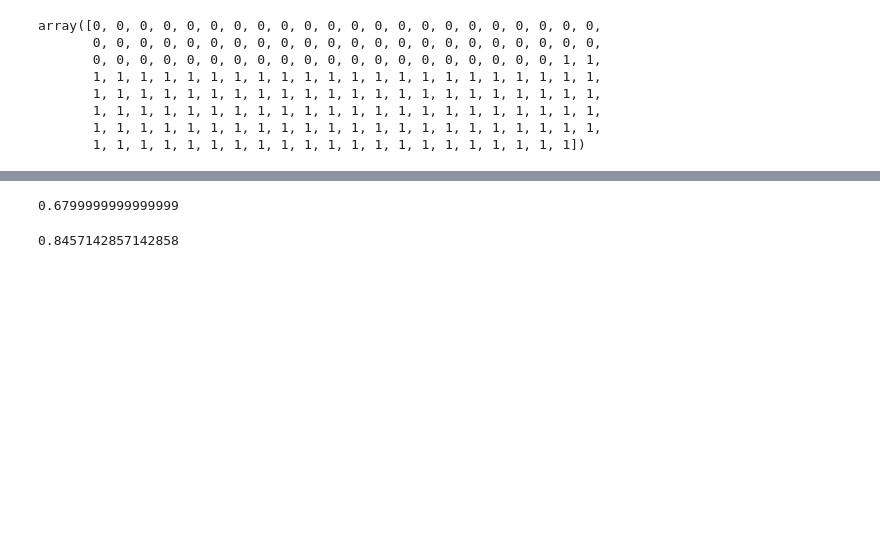
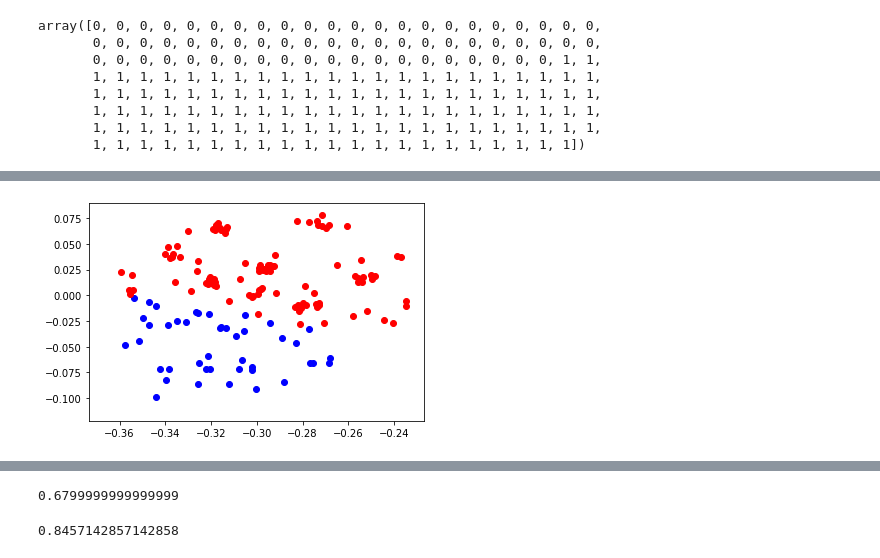
Before and after one commit to solislemuslab/mycovirus-ml, a Jupyter notebook: scripts/Gaussian Mixture Model-Zhiwen Xu/GMM_generalized.ipynb, the cells around one changed output, grey strips where cells are left out. Drawn from its saved outputs; the diff is of its cells as text; code cells hidden in the pictures; blank space fills up the shorter version.

```diff
--- a/scripts/Gaussian Mixture Model-Zhiwen Xu/GMM_generalized.ipynb
+++ b/scripts/Gaussian Mixture Model-Zhiwen Xu/GMM_generalized.ipynb
@@ -122,0 +307,3 @@ accuracy1_1
+# %%
+prediction_labels = predictions1_1[kept_viruses]
+prediction_labels
@@ -123,3 +318,7 @@ accuracy1_1
+# %%
+sammon_plot(y,prediction_labels,2)
+# %% [output]
+[figure, added]
 # %%
 k_min = 4
 k_max = 5
```
Also changed, not shown: parts of 17 cells of this notebook.
